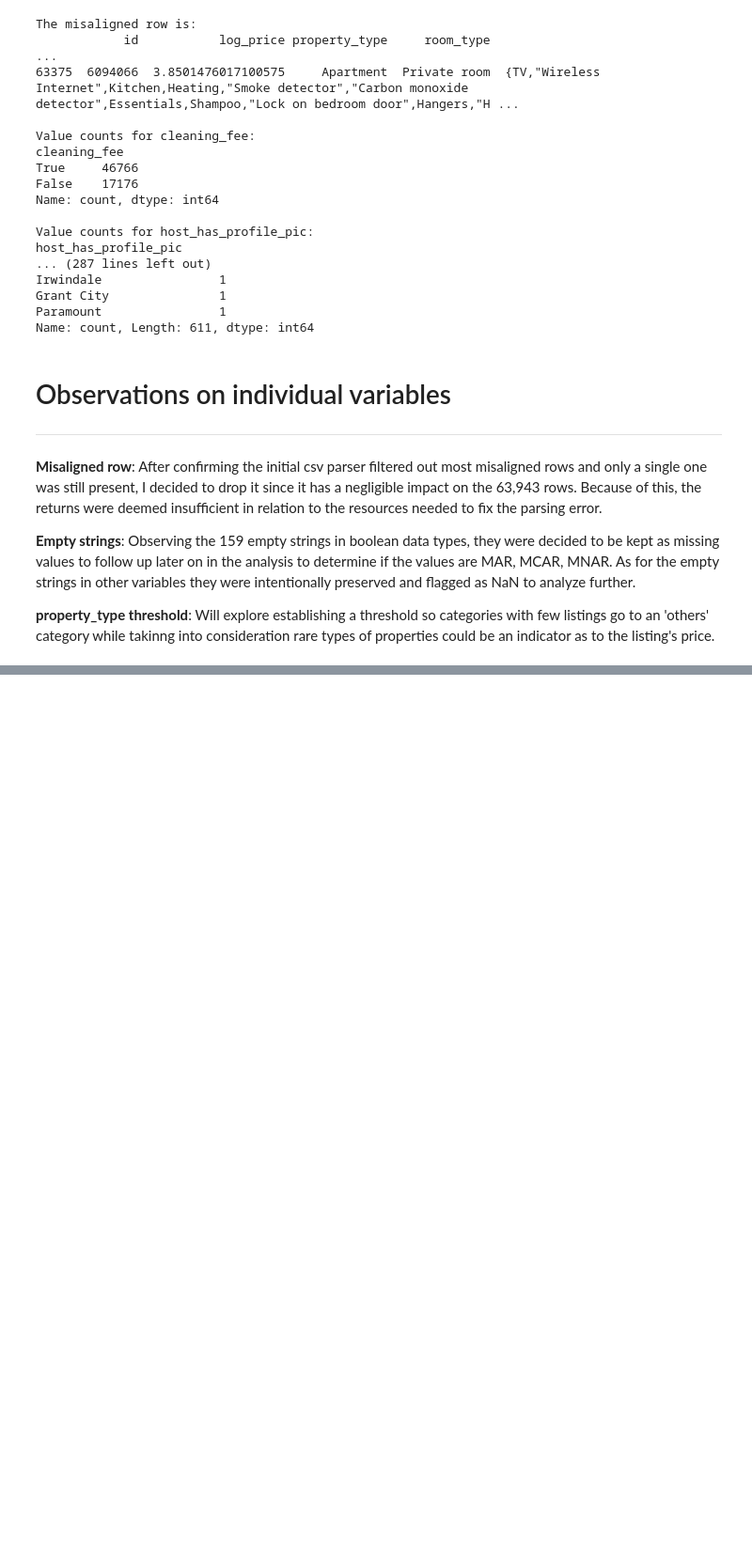
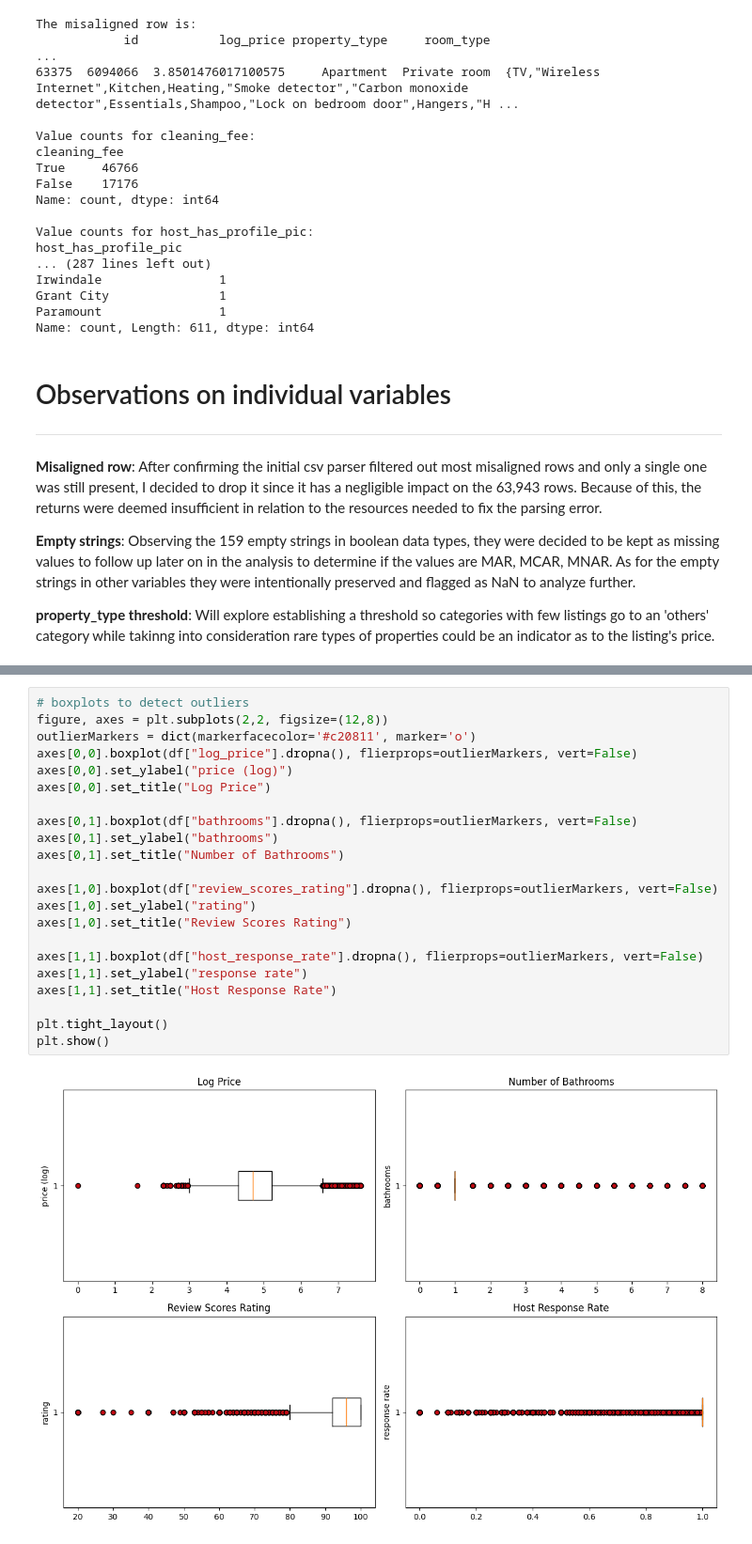
Before and after one commit to flamboyant14/airbnbPricePredictionModel, a Jupyter notebook: cddProyectoFinal.ipynb, the cells around one changed output, grey strips where cells are left out. Shown at 94% size. Cells and saved outputs as stored; diff of their text form; blank space fills up the shorter version.

```diff
--- a/cddProyectoFinal.ipynb
+++ b/cddProyectoFinal.ipynb
@@ -238,0 +398,24 @@ Name: count, Length: 611, dtype: int64
+# %%
+# boxplots to detect outliers
+figure, axes = plt.subplots(2,2, figsize=(12,8))
+outlierMarkers = dict(markerfacecolor='#c20811', marker='o')
+axes[0,0].boxplot(df["log_price"].dropna(), flierprops=outlierMarkers, vert=False)
+axes[0,0].set_ylabel("price (log)")
+axes[0,0].set_title("Log Price")
+
+axes[0,1].boxplot(df["bathrooms"].dropna(), flierprops=outlierMarkers, vert=False)
+axes[0,1].set_ylabel("bathrooms")
+axes[0,1].set_title("Number of Bathrooms")
+
+axes[1,0].boxplot(df["review_scores_rating"].dropna(), flierprops=outlierMarkers, vert=False)
+axes[1,0].set_ylabel("rating")
+axes[1,0].set_title("Review Scores Rating")
+
+axes[1,1].boxplot(df["host_response_rate"].dropna(), flierprops=outlierMarkers, vert=False)
+axes[1,1].set_ylabel("response rate")
+axes[1,1].set_title("Host Response Rate")
+
+plt.tight_layout()
+plt.show()
+# %% [output]
+[figure, added]
```
Also changed, not shown: parts of 19 cells of this notebook.
